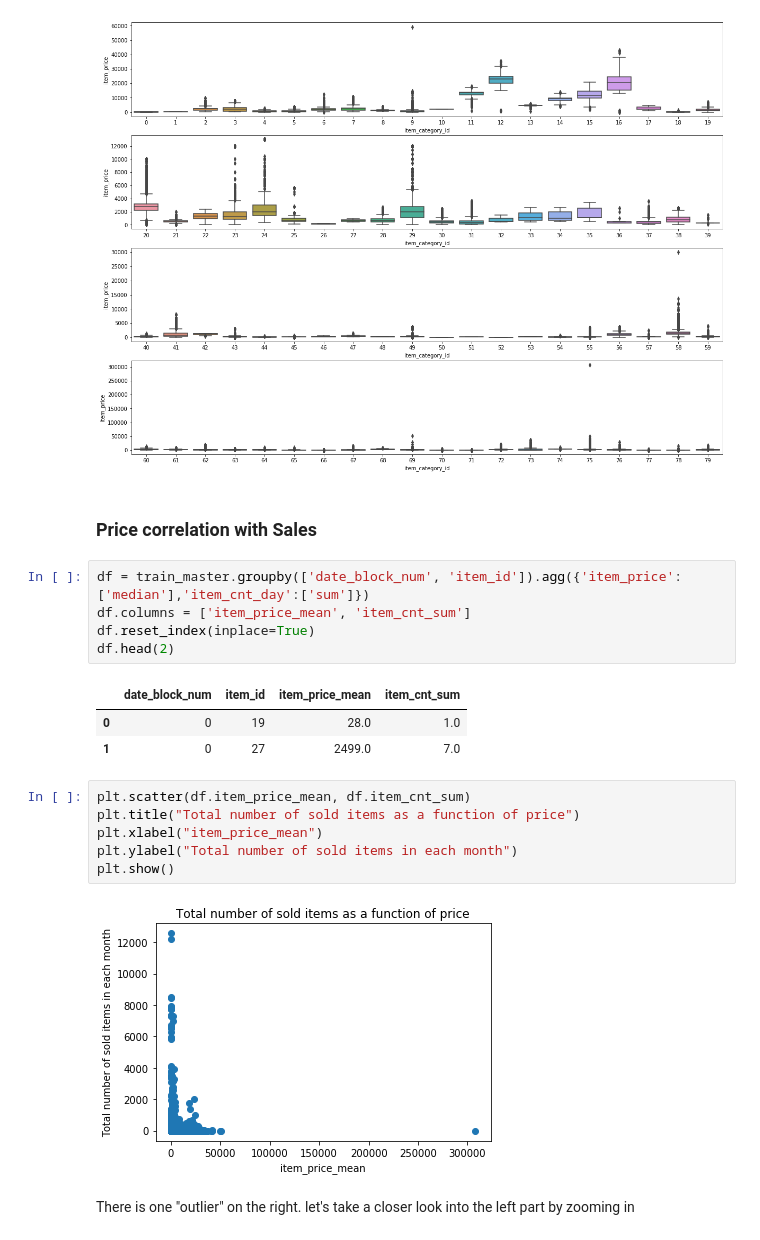
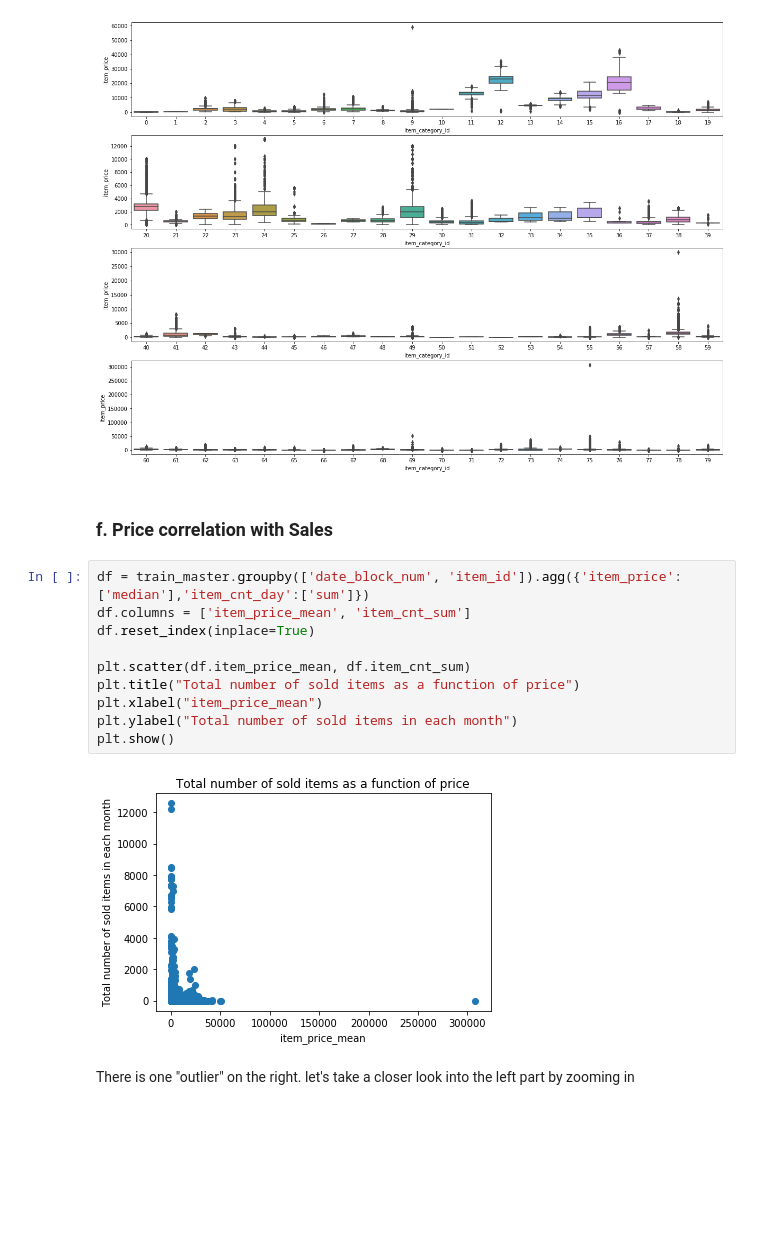
Before and after one commit to Qile-Paul-Chen/Kaggle-Predict-Future-Sales, a Jupyter notebook: Exploratory_Data_Analysis.ipynb, the cells around one changed output. Cells and saved outputs as stored; diff of their text form; blank space fills up the shorter version.

```diff
--- a/Exploratory_Data_Analysis.ipynb
+++ b/Exploratory_Data_Analysis.ipynb
@@ -394,24 +262,19 @@ for i in range(4):
 # %% [output]
 [figure]
 # %% [markdown]
-### Price correlation with Sales
+### f. Price correlation with Sales
 # %%
 df = train_master.groupby(['date_block_num', 'item_id']).agg({'item_price':['median'],'item_cnt_day':['sum']})
 df.columns = ['item_price_mean', 'item_cnt_sum']
 df.reset_index(inplace=True)
-df.head(2)
+
+plt.scatter(df.item_price_mean, df.item_cnt_sum)
+plt.title("Total number of sold items as a function of price")
+plt.xlabel("item_price_mean")
+plt.ylabel("Total number of sold items in each month")
+plt.show()
 # %% [output]
-|  | date_block_num | item_id | item_price_mean | item_cnt_sum |
-| 0 | 0 | 19 | 28.0 | 1.0 |
-| 1 | 0 | 27 | 2499.0 | 7.0 |
+[figure, added]
-# %%
-plt.scatter(df.item_price_mean, df.item_cnt_sum)
-plt.title("Total number of sold items as a function of price")
-plt.xlabel("item_price_mean")
-plt.ylabel("Total number of sold items in each month")
-plt.show()
-# %% [output]
-[figure, removed]
 # %% [markdown]
 There is one "outlier" on the right. let's take a closer look into the left part by zooming in
 # %%
```
Also changed, not shown: parts of 53 cells of this notebook, 2 other files.
